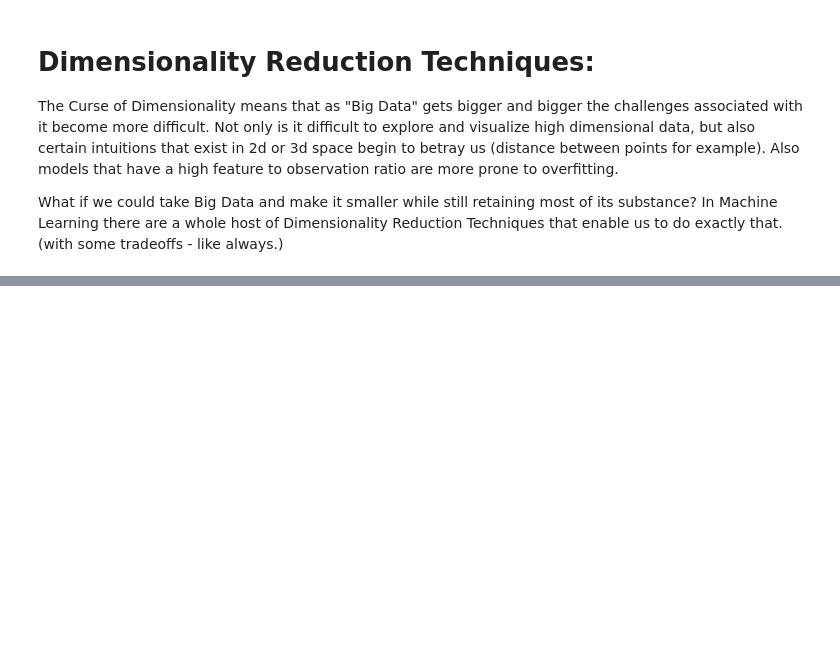
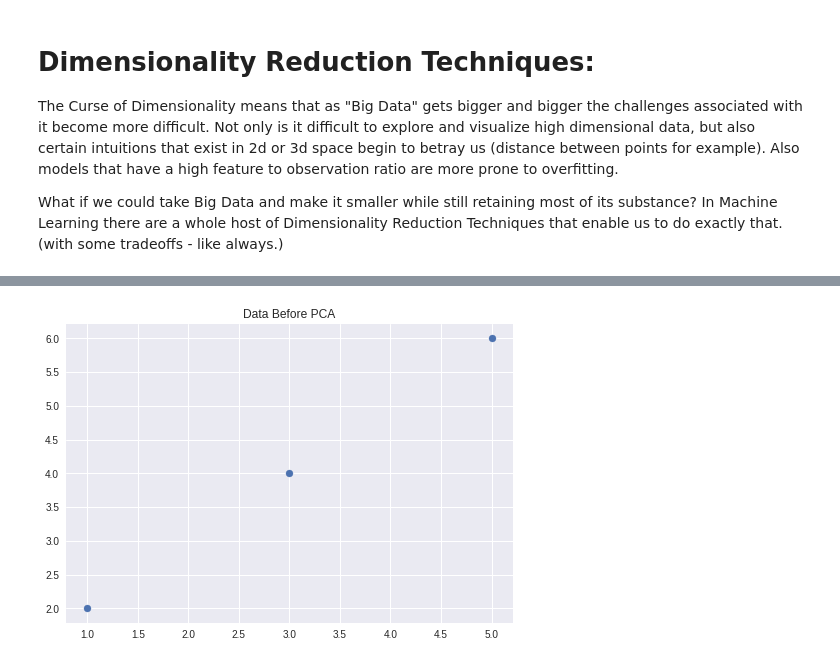
Before and after one commit to bloominstituteoftechnology/DS-Unit-1-Sprint-4-Linear-Algebra, a Jupyter notebook: module3-dimensionality-reduction/High_Dimensional_Data.ipynb, the cells around one changed output, grey strips where cells are left out. Drawn from its saved outputs; the diff is of its cells as text; code cells hidden in the pictures; blank space fills up the shorter version.

```diff
--- a/module3-dimensionality-reduction/High_Dimensional_Data.ipynb
+++ b/module3-dimensionality-reduction/High_Dimensional_Data.ipynb
@@ -252,0 +572,12 @@ Reduces the size of a dataset while maintaining as much of the signal (variance)
+# %%
+x = [1,3,5]
+y = [2,4,6]
+data = {"x": x, "y": y}
+
+df = pd.DataFrame(data)
+
+plt.scatter(df['x'], df['y'])
+plt.title("Data Before PCA")
+plt.show()
+# %% [output]
+[figure, added]
```
Also changed, not shown: parts of 30 cells of this notebook.
